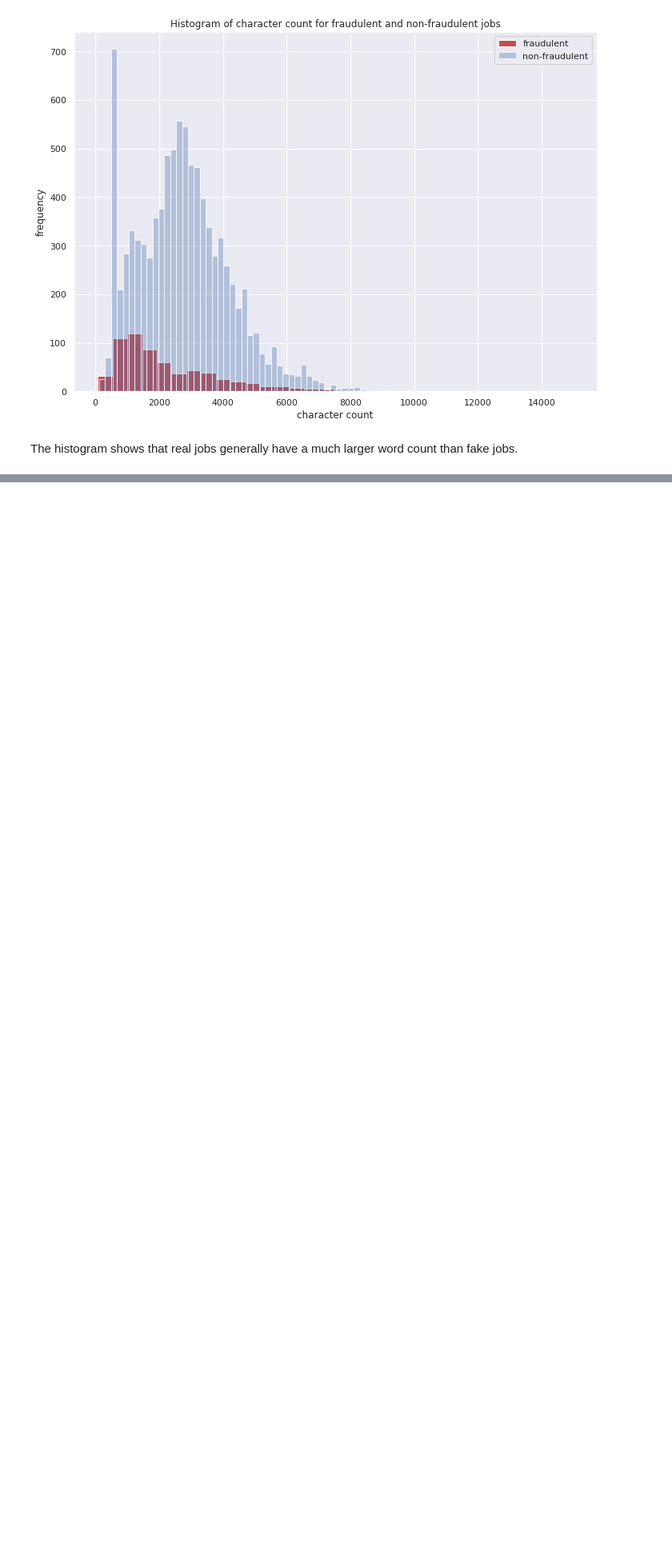
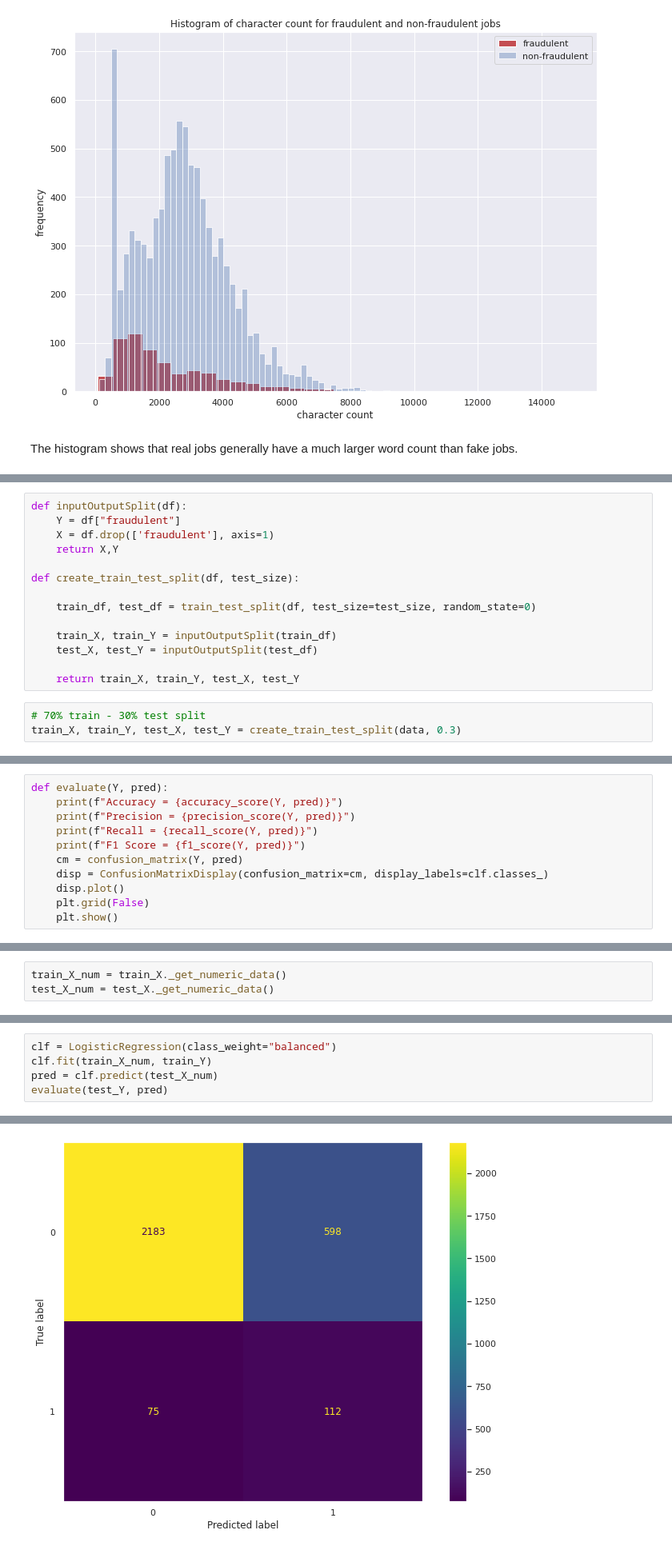
Before and after one commit to Mutahar789/Fraudulent-Job-Prediction, a Jupyter notebook: Fraudulent Job Predictor.ipynb, the cells around one changed output, grey strips where cells are left out. Shown: that part at 80% size. Drawn from its saved outputs; the diff is of its cells as text; blank space fills up the shorter version.

```diff
--- a/Fraudulent Job Predictor.ipynb
+++ b/Fraudulent Job Predictor.ipynb
@@ -295,0 +334,17 @@ The histogram shows that real jobs generally have a much larger word count than
+# %%
+def inputOutputSplit(df):
+    Y = df["fraudulent"]
+    X = df.drop(['fraudulent'], axis=1)
+    return X,Y
+
+def create_train_test_split(df, test_size):
+
+    train_df, test_df = train_test_split(df, test_size=test_size, random_state=0)
+
+    train_X, train_Y = inputOutputSplit(train_df)
+    test_X, test_Y = inputOutputSplit(test_df)
+
+    return train_X, train_Y, test_X, test_Y
+# %%
+# 70% train - 30% test split
+train_X, train_Y, test_X, test_Y = create_train_test_split(data, 0.3)
@@ -295,0 +360,11 @@ The histogram shows that real jobs generally have a much larger word count than
+# %%
+def evaluate(Y, pred):
+    print(f"Accuracy = {accuracy_score(Y, pred)}")
+    print(f"Precision = {precision_score(Y, pred)}")
+    print(f"Recall = {recall_score(Y, pred)}")
+    print(f"F1 Score = {f1_score(Y, pred)}")
+    cm = confusion_matrix(Y, pred)
+    disp = ConfusionMatrixDisplay(confusion_matrix=cm, display_labels=clf.classes_)
+    disp.plot()
+    plt.grid(False)
+    plt.show()
@@ -295,0 +381,3 @@ The histogram shows that real jobs generally have a much larger word count than
+# %%
+train_X_num = train_X._get_numeric_data()
+test_X_num = test_X._get_numeric_data()
@@ -295,0 +386,6 @@ The histogram shows that real jobs generally have a much larger word count than
+# %%
+clf = LogisticRegression(class_weight="balanced")
+clf.fit(train_X_num, train_Y)
+pred = clf.predict(test_X_num)
+evaluate(test_Y, pred)
+# %% [output]
@@ -295,0 +396 @@ The histogram shows that real jobs generally have a much larger word count than
+[figure, added]
```
Also changed, not shown: parts of 50 cells of this notebook, 2 other files.
